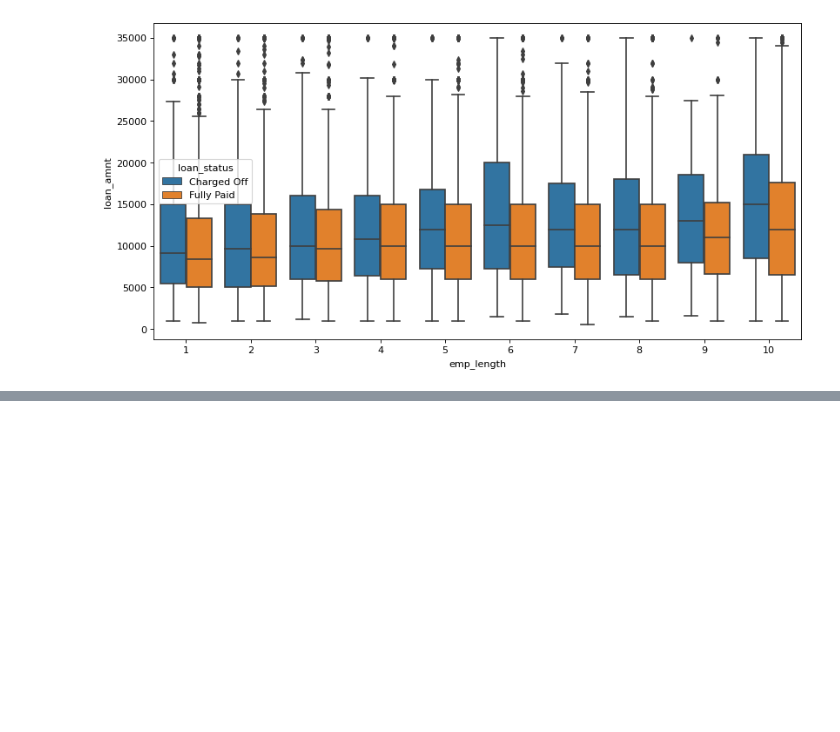
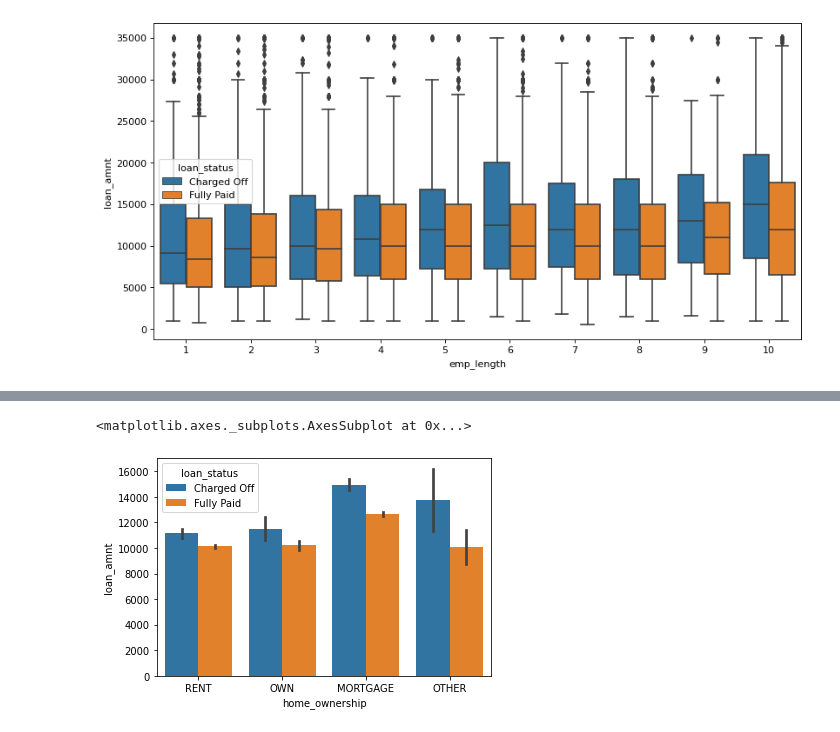
Before and after one commit to hargurjeet/Lending-Club-CaseStudy, a Jupyter notebook: Lending_Club_Case_Study.ipynb, the cells around one changed output, grey strips where cells are left out. Drawn from its saved outputs; the diff is of its cells as text; code cells hidden in the pictures; blank space fills up the shorter version.

```diff
--- a/Lending_Club_Case_Study.ipynb
+++ b/Lending_Club_Case_Study.ipynb
@@ -714,0 +713,5 @@ sns.barplot(x=df4.term, y=df4.loan_amnt, hue=df4.loan_status)
+# %%
+sns.barplot(x=df4.home_ownership, y=df4.loan_amnt, hue=df4.loan_status)
+# %% [output]
+<matplotlib.axes._subplots.AxesSubplot at 0x...>
+[figure, added]
```
Also changed, not shown: parts of 18 cells of this notebook.
